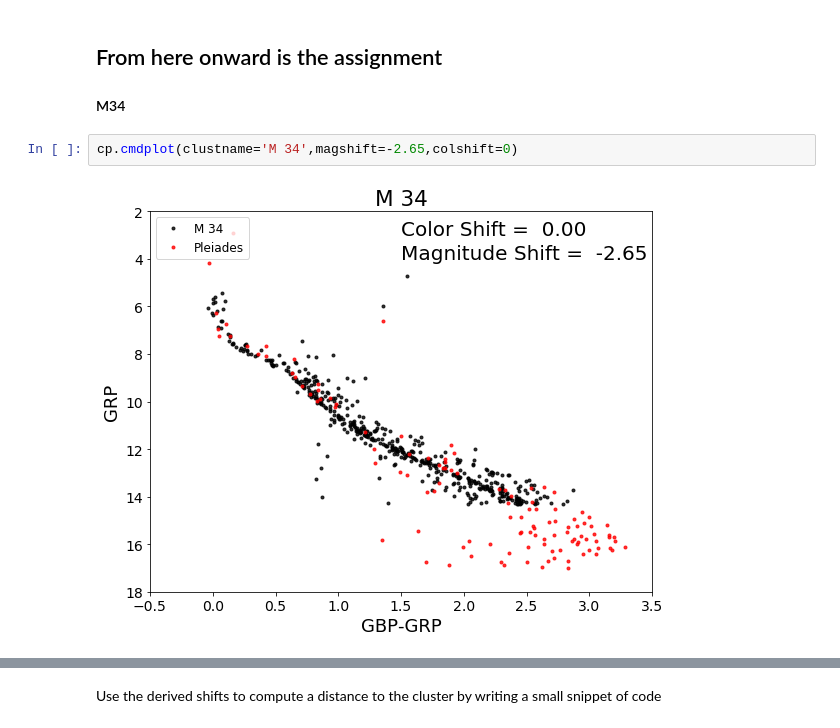
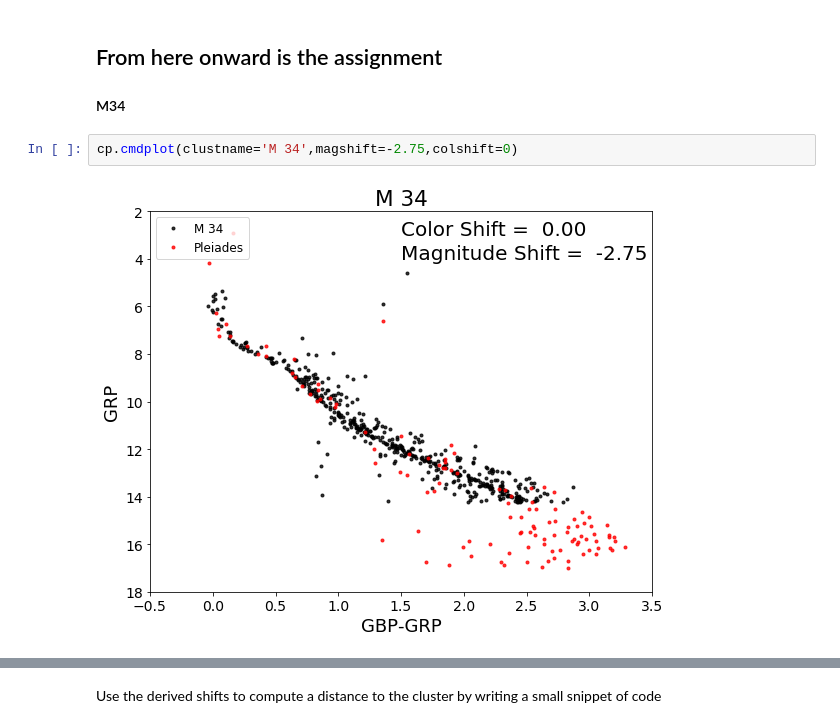
Before and after one commit to ThomasGartman/ASTR596_HW2, a Jupyter notebook: cluster_plot_student.ipynb, the cells around one changed output, grey strips where cells are left out. Cells and saved outputs as stored; diff of their text form.

```diff
--- a/cluster_plot_student.ipynb
+++ b/cluster_plot_student.ipynb
@@ -40,6 +40,6 @@ https://whitaker.physics.uconn.edu/astronomy-research-tutorials/#
 
 #### M34
 # %%
-cp.cmdplot(clustname='M 34',magshift=-2.65,colshift=0)
+cp.cmdplot(clustname='M 34',magshift=-2.75,colshift=0)
 # %% [output]
-[figure, old version]
+[figure, new version]
```
Also changed, not shown: parts of 22 cells of this notebook.
